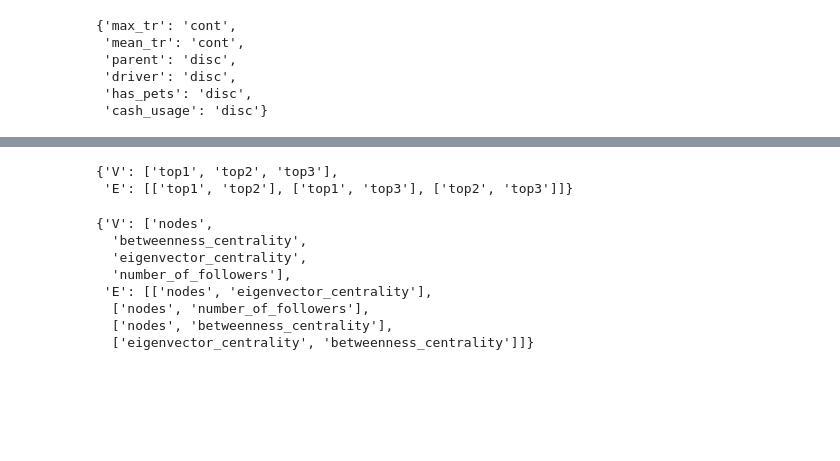
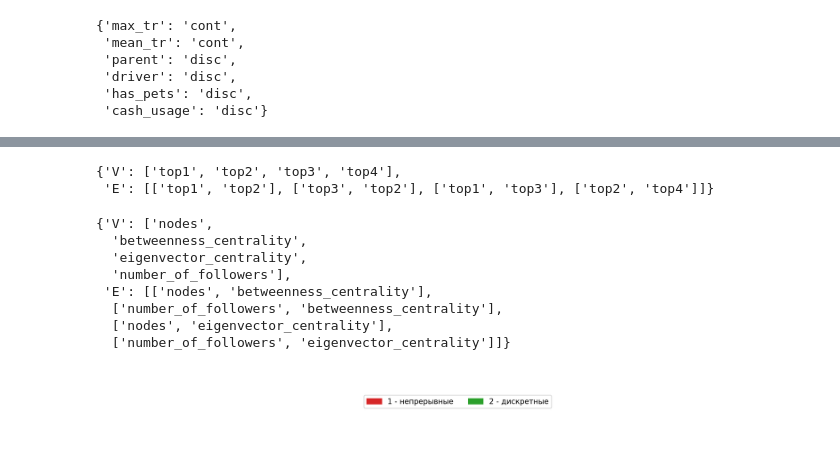
Before and after one commit to aimclub/BAMT, a Jupyter notebook: Example_synth_data.ipynb, the cells around one changed output, grey strips where cells are left out. Saved outputs shown, nothing was run; the diff lists cells and outputs as text; code cells hidden in the pictures; blank space fills up the shorter version.

```diff
--- a/Example_synth_data.ipynb
+++ b/Example_synth_data.ipynb
@@ -153,7 +205,7 @@ print(end - start)
 # %%
-bn3 = structure_learning(module3, 'K2', node_type3)
+bn3 = structure_learning(module3, 'MI', node_type3)
 bn3
 # %% [output]
-{'V': ['top1', 'top2', 'top3'],
- 'E': [['top1', 'top2'], ['top1', 'top3'], ['top2', 'top3']]}
+{'V': ['top1', 'top2', 'top3', 'top4'],
+ 'E': [['top1', 'top2'], ['top3', 'top2'], ['top1', 'top3'], ['top2', 'top4']]}
 # %%
@@ -165,14 +217,18 @@ save_params(param3, 'params3')
 params3 = read_params('params3')
 hybn3 = HyBayesianNetwork(skel3, params3)
 # %%
-bn4 = structure_learning(module4, 'K2', node_type4)
+bn4 = structure_learning(module4, 'MI', node_type4)
 bn4
 # %% [output]
 {'V': ['nodes',
   'betweenness_centrality',
   'eigenvector_centrality',
   'number_of_followers'],
- 'E': [['nodes', 'eigenvector_centrality'],
-  ['nodes', 'number_of_followers'],
-  ['nodes', 'betweenness_centrality'],
-  ['eigenvector_centrality', 'betweenness_centrality']]}
+ 'E': [['nodes', 'betweenness_centrality'],
+  ['number_of_followers', 'betweenness_centrality'],
+  ['nodes', 'eigenvector_centrality'],
+  ['number_of_followers', 'eigenvector_centrality']]}
+# %%
+visualizer(bn4, node_type4)
+# %% [output]
+[figure, added]
```
Also changed, not shown: parts of 40 cells of this notebook, 7 other files.
